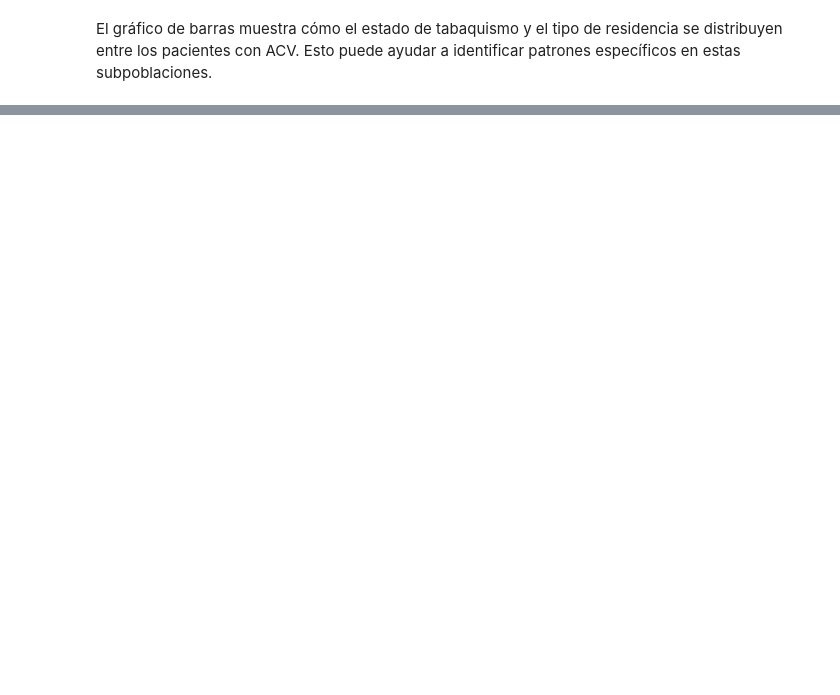
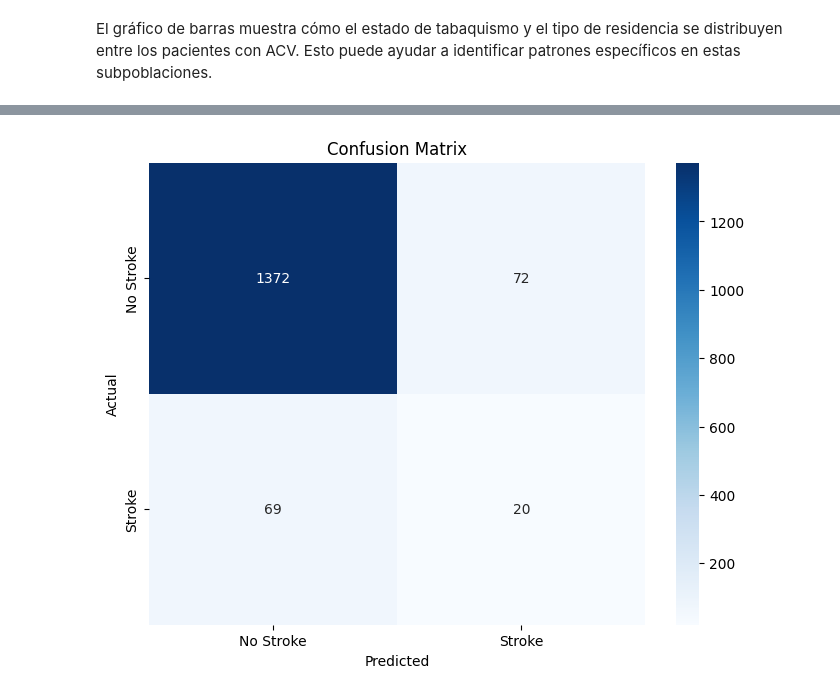
Before and after one commit to galettomatias/DS_GALETTO, a Jupyter notebook: ProyectoDS_ParteI_+GALETTO.ipynb, the cells around one changed output, grey strips where cells are left out. Drawn from its saved outputs; the diff is of its cells as text; code cells hidden in the pictures; blank space fills up the shorter version.

```diff
--- a/ProyectoDS_ParteI_+GALETTO.ipynb
+++ b/ProyectoDS_ParteI_+GALETTO.ipynb
@@ -377,0 +404,13 @@ El gráfico de barras muestra cómo el estado de tabaquismo y el tipo de residen
+# %%
+# EVALUACION MODELO
+from sklearn.metrics import classification_report, accuracy_score, confusion_matrix
+
+# Predicciones en el conjunto de prueba
+y_pred = model.predict(X_test)
+
+# Evaluación del modelo
+accuracy = accuracy_score(y_test, y_pred)
+classification_rep = classification_report(y_test, y_pred)
+
+print("Accuracy:", accuracy)
+print("Classification Report:\n", classification_rep)
@@ -377,0 +436,13 @@ El gráfico de barras muestra cómo el estado de tabaquismo y el tipo de residen
+# %%
+# Generar la matriz de confusión
+conf_matrix = confusion_matrix(y_test, y_pred)
+
+# Visualizar la matriz de confusión
+plt.figure(figsize=(8, 6))
+sns.heatmap(conf_matrix, annot=True, fmt='d', cmap='Blues', xticklabels=['No Stroke', 'Stroke'], yticklabels=['No Stroke', 'Stroke'])
+plt.xlabel('Predicted')
+plt.ylabel('Actual')
+plt.title('Confusion Matrix')
+plt.show()
+# %% [output]
+[figure, added]
```
Also changed, not shown: parts of 15 cells of this notebook.
